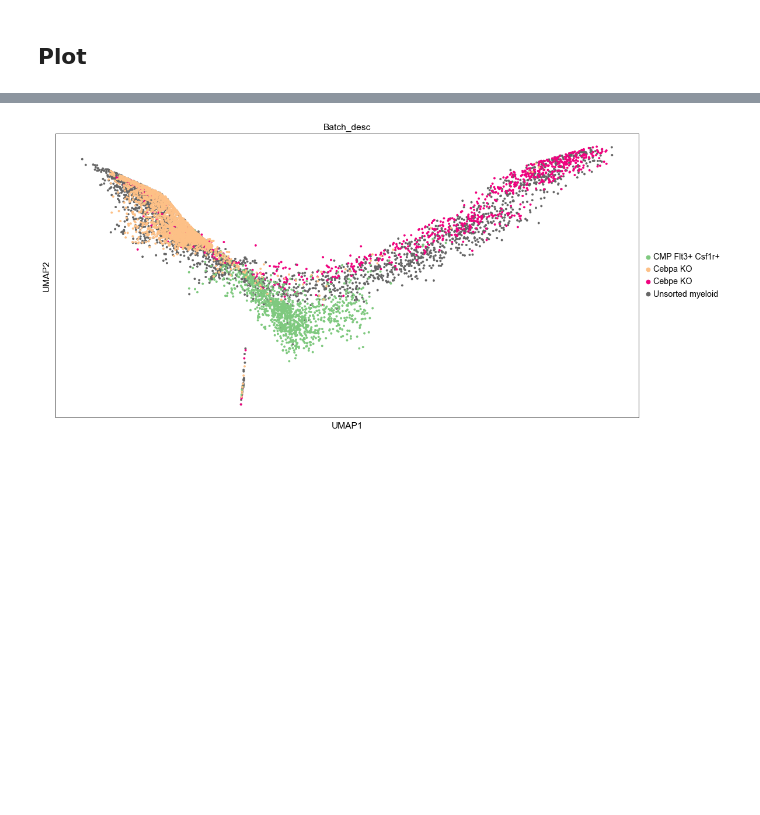
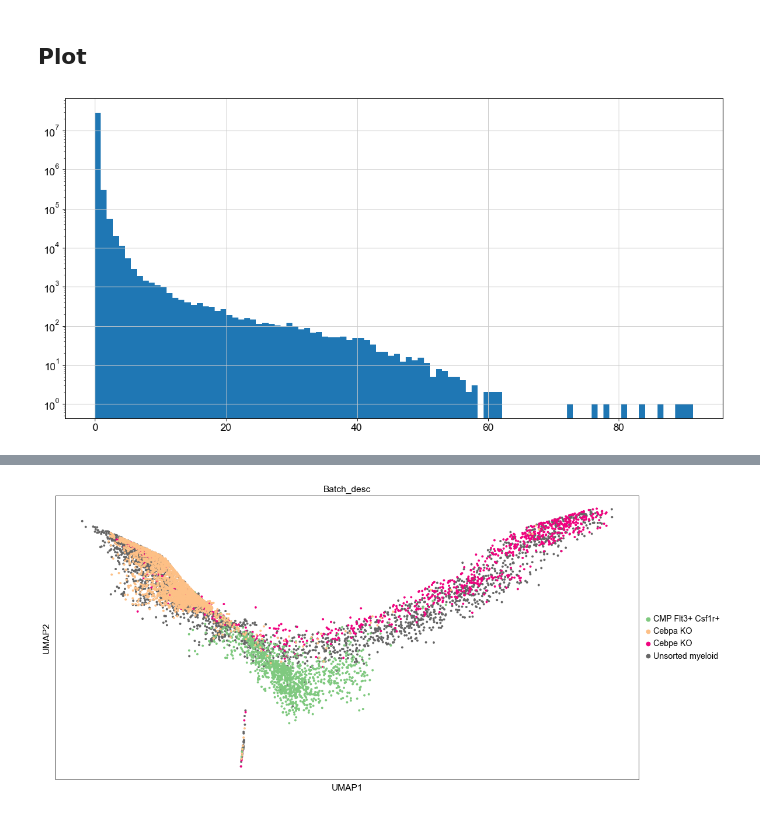
Before and after one commit to Bertinus/FLeCS, a Jupyter notebook: notebooks/CellPaths.ipynb, the cells around one changed output, grey strips where cells are left out. Cells and saved outputs as stored; diff of their text form; code cells hidden in the pictures; blank space fills up the shorter version.

```diff
--- a/notebooks/CellPaths.ipynb
+++ b/notebooks/CellPaths.ipynb
@@ -119,3 +133,9 @@ else:
                 )
 # %% [markdown]
 ## Plot
+# %%
+plt.hist(adata.X.reshape(-1), bins=100)
+plt.yscale("log")
+plt.show()
+# %% [output]
+[figure, added]
```
Also changed, not shown: parts of 17 cells of this notebook, 14 other files.
